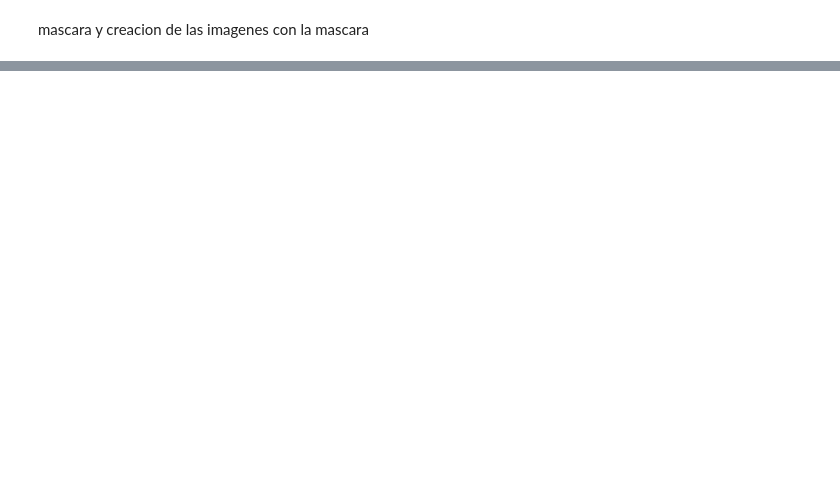
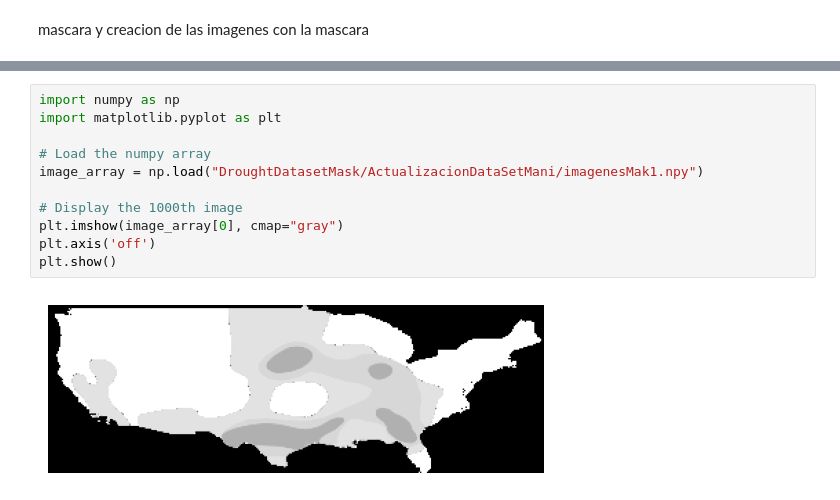
Before and after one commit to SahirReyes30/ImageXpartes, a Jupyter notebook: RecorteDeImagenA122_360.ipynb, the cells around one changed output, grey strips where cells are left out. Cells and saved outputs as stored; diff of their text form; blank space fills up the shorter version.

```diff
--- a/RecorteDeImagenA122_360.ipynb
+++ b/RecorteDeImagenA122_360.ipynb
@@ -547 +550,14 @@ Data shape: (1254, 122, 360, 1)
 (1254, 122, 360)
+# %%
+import numpy as np
+import matplotlib.pyplot as plt
+
+# Load the numpy array
+image_array = np.load("DroughtDatasetMask/ActualizacionDataSetMani/imagenesMak1.npy")
+
+# Display the 1000th image
+plt.imshow(image_array[0], cmap="gray")
+plt.axis('off')
+plt.show()
+# %% [output]
+[figure, added]
```
Also changed, not shown: parts of 2 cells of this notebook.
